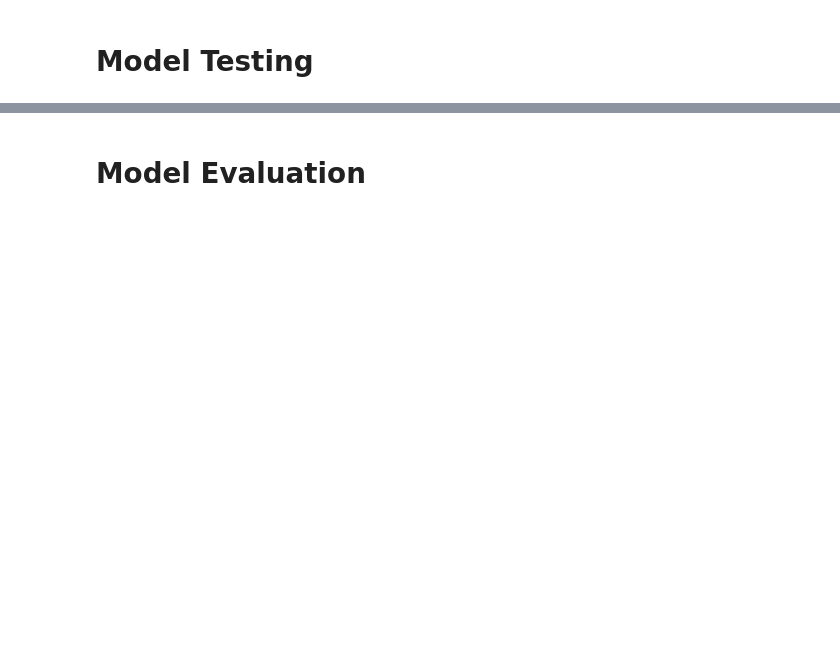
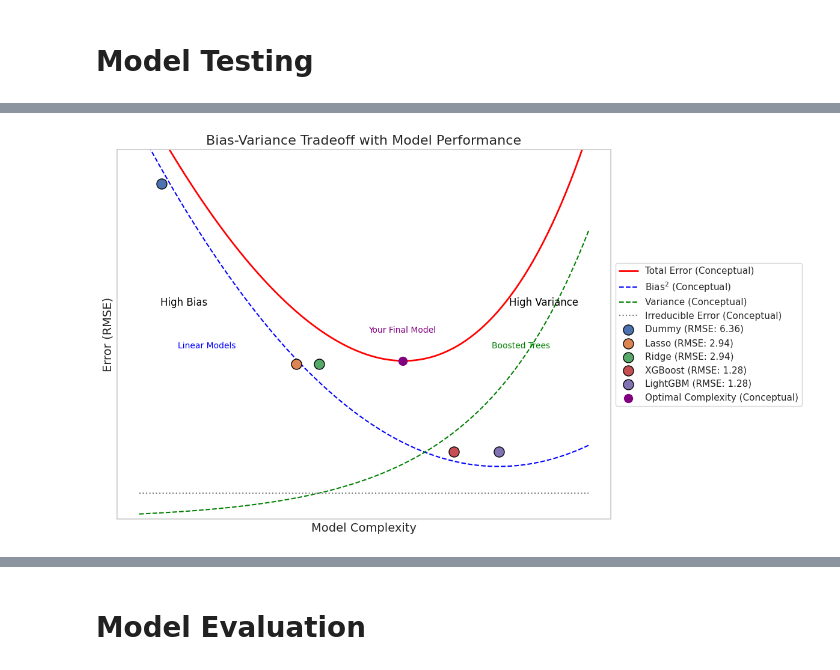
Before and after one commit to daivikb/ML-Project, a Jupyter notebook: ECS171_FinalProject.ipynb, the cells around one changed output, grey strips where cells are left out. Cells and saved outputs as stored; diff of their text form; code cells hidden in the pictures; blank space fills up the shorter version.

```diff
--- a/ECS171_FinalProject.ipynb
+++ b/ECS171_FinalProject.ipynb
@@ -1053,0 +1189,81 @@ Length: 83, dtype: float32
+# %%
+import matplotlib.pyplot as plt
+import numpy as np
+
+plt.figure(figsize=(12, 7)) # Increased figure size for better readability
+
+# model complexity range
+x = np.linspace(0, 10, 100)
+
+# Conceptual curves
+bias_squared = (x - 8)**2 / 10 + 1  # Example for bias
+variance = np.exp(x/2.5) / 10      # Example for variance
+noise = np.full_like(x, 0.5)      # Irreducible error
+total_error = bias_squared + variance + noise
+
+# Plotting the conceptual curves
+plt.plot(x, total_error, label='Total Error (Conceptual)', color='red', linewidth=2)
+plt.plot(x, bias_squared, label='Bias$^2$ (Conceptual)', linestyle='--', color='blue')
+plt.plot(x, variance, label='Variance (Conceptual)', linestyle='--', color='green')
+plt.plot(x, noise, label='Irreducible Error (Conceptual)', linestyle=':', color='gray')
+
+# Arrows and Labels for conceptual diagram
+plt.annotate(
+    '', xy=(2, 0.5), xytext=(0.5, 3.5), arrowprops=dict(facecolor='black', arrowstyle='->'),
+    textcoords='offset points'
+)
+plt.annotate(
+    '', xy=(8, 0.5), xytext=(9.5, 3.5), arrowprops=dict(facecolor='black', arrowstyle='->'),
+    textcoords='offset points'
+)
+
+# Text annotations for conceptual diagram
+plt.text(1, 4, 'High Bias', ha='center', va='bottom', fontsize=12, color='black')
+plt.text(9, 4, 'High Variance', ha='center', va='bottom', fontsize=12, color='black')
+
+plt.text(1.5, 3.2, 'Linear Models', ha='center', va='bottom', fontsize=10, color='blue')
+plt.text(8.5, 3.2, 'Boosted Trees', ha='center', va='bottom', fontsize=10, color='green')
+
+# --- Plotting actual model results ---
+
+# Conceptual complexities for each model (approximate mapping to the x-axis 0-10)
+# These are illustrative positions, not direct measurements of 'complexity'
+model_complexity_map = {
+    "Dummy": 0.5, # Very low complexity
+    "ElasticNet(base)": 3.0,
+    "Lasso": 3.5,
+    "Ridge": 4.0,
+    "ElasticNet(tuned)": 4.5, # Tuned linear model
+    "XGBoost": 7.0, # Tree-based, high complexity
+    "LightGBM": 8.0, # Tree-based, very high complexity
+}
+
+# Get RMSE values from the summary DataFrame (assuming 'summary' is available from previous cells)
+model_rmse = summary["RMSE"]
+
+# Plotting the actual model results on the curve
+for model_name, complexity in model_complexity_map.items():
+    if model_name in model_rmse:
+        rmse_val = model_rmse[model_name]
+        # Plotting the model's complexity vs its actual RMSE
+        plt.scatter(complexity, rmse_val, s=150, zorder=6, label=f'{model_name} (RMSE: {rmse_val:.2f})', edgecolor='black', linewidth=1)
+
+# Re-plotting the 'Optimal Complexity' marker to be on top of other points
+min_error_x = x[np.argmin(total_error)]
+min_error_y = np.min(total_error)
+plt.scatter(min_error_x, min_error_y, color='purple', s=100, zorder=5, label='Optimal Complexity (Conceptual)')
+plt.text(min_error_x, min_error_y + 0.5, 'Your Final Model', ha='center', va='bottom', fontsize=10, color='purple')
+
+
+plt.title('Bias-Variance Tradeoff with Model Performance', fontsize=16)
+plt.xlabel('Model Complexity', fontsize=14)
+plt.ylabel('Error (RMSE)', fontsize=14)
+plt.ylim(0, 7) # Adjusted y-limit to accommodate all RMSE values
+plt.xticks([]) # Hide x-axis ticks
+plt.yticks([]) # Hide y-axis ticks
+plt.grid(False)
+plt.legend(loc='center left', bbox_to_anchor=(1, 0.5)) # Adjust legend position to avoid overlap
+plt.tight_layout()
+plt.show()
+# %% [output]
+[figure, added]
```
Also changed, not shown: parts of 27 cells of this notebook, 1 other file.
